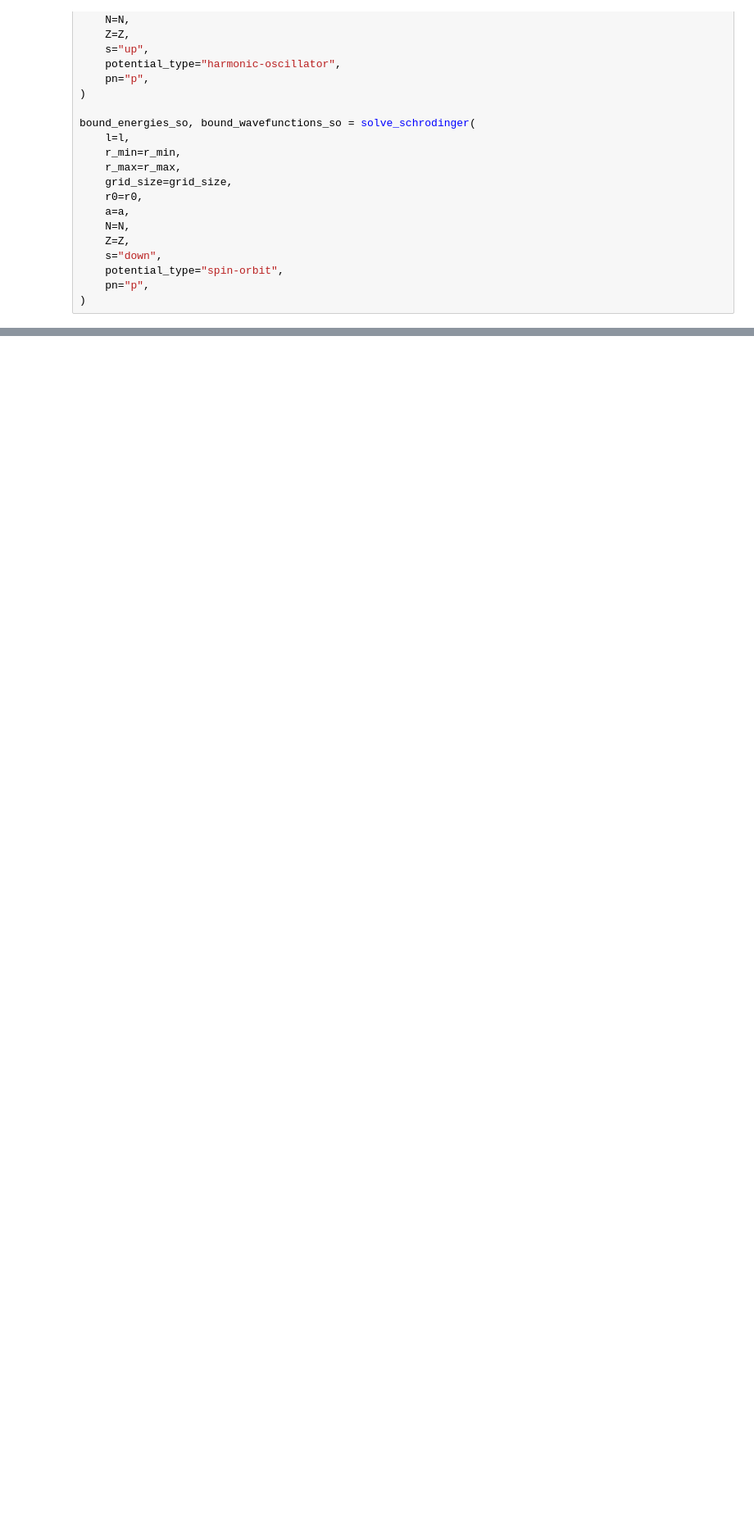
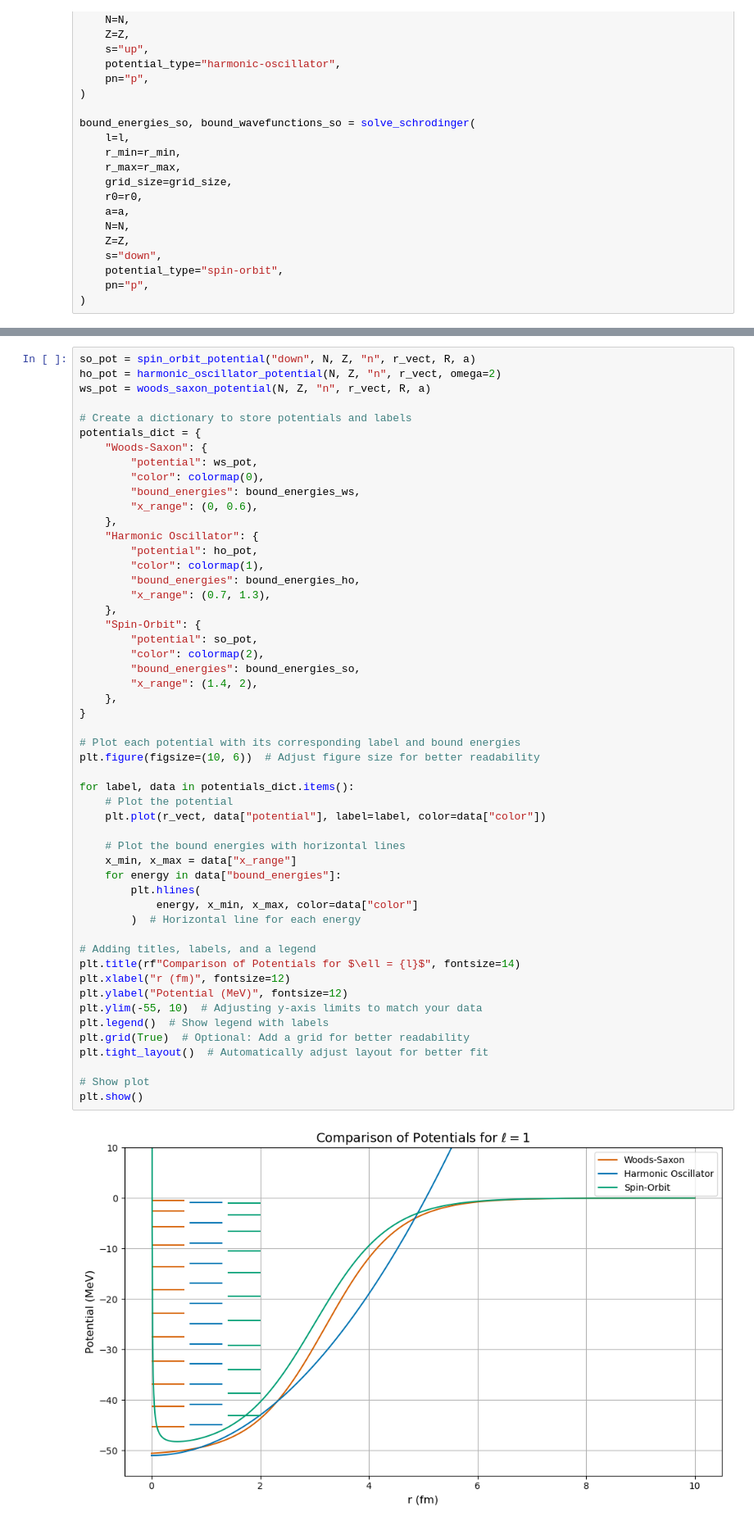
Before and after one commit to orionlee3/RandomNumMethods, a Jupyter notebook: Quantum1NumMethods.ipynb, the cells around one changed output, grey strips where cells are left out. Shown at 82% size. Saved outputs shown, nothing was run; the diff lists cells and outputs as text; blank space fills up the shorter version.

```diff
--- a/Quantum1NumMethods.ipynb
+++ b/Quantum1NumMethods.ipynb
@@ -369,0 +351,54 @@ ws_pot = woods_saxon_potential(N, Z, "n", r_vect, R, a)
+# %%
+so_pot = spin_orbit_potential("down", N, Z, "n", r_vect, R, a)
+ho_pot = harmonic_oscillator_potential(N, Z, "n", r_vect, omega=2)
+ws_pot = woods_saxon_potential(N, Z, "n", r_vect, R, a)
+
+# Create a dictionary to store potentials and labels
+potentials_dict = {
+    "Woods-Saxon": {
+        "potential": ws_pot,
+        "color": colormap(0),
+        "bound_energies": bound_energies_ws,
+        "x_range": (0, 0.6),
+    },
+    "Harmonic Oscillator": {
+        "potential": ho_pot,
+        "color": colormap(1),
+        "bound_energies": bound_energies_ho,
+        "x_range": (0.7, 1.3),
+    },
+    "Spin-Orbit": {
+        "potential": so_pot,
+        "color": colormap(2),
+        "bound_energies": bound_energies_so,
+        "x_range": (1.4, 2),
+    },
+}
+
+# Plot each potential with its corresponding label and bound energies
+plt.figure(figsize=(10, 6))  # Adjust figure size for better readability
+
+for label, data in potentials_dict.items():
+    # Plot the potential
+    plt.plot(r_vect, data["potential"], label=label, color=data["color"])
+
+    # Plot the bound energies with horizontal lines
+    x_min, x_max = data["x_range"]
+    for energy in data["bound_energies"]:
+        plt.hlines(
+            energy, x_min, x_max, color=data["color"]
+        )  # Horizontal line for each energy
+
+# Adding titles, labels, and a legend
+plt.title(rf"Comparison of Potentials for $\ell = {l}$", fontsize=14)
+plt.xlabel("r (fm)", fontsize=12)
+plt.ylabel("Potential (MeV)", fontsize=12)
+plt.ylim(-55, 10)  # Adjusting y-axis limits to match your data
+plt.legend()  # Show legend with labels
+plt.grid(True)  # Optional: Add a grid for better readability
+plt.tight_layout()  # Automatically adjust layout for better fit
+
+# Show plot
+plt.show()
+# %% [output]
+[figure, added]
```
Also changed, not shown: parts of 5 cells of this notebook.
